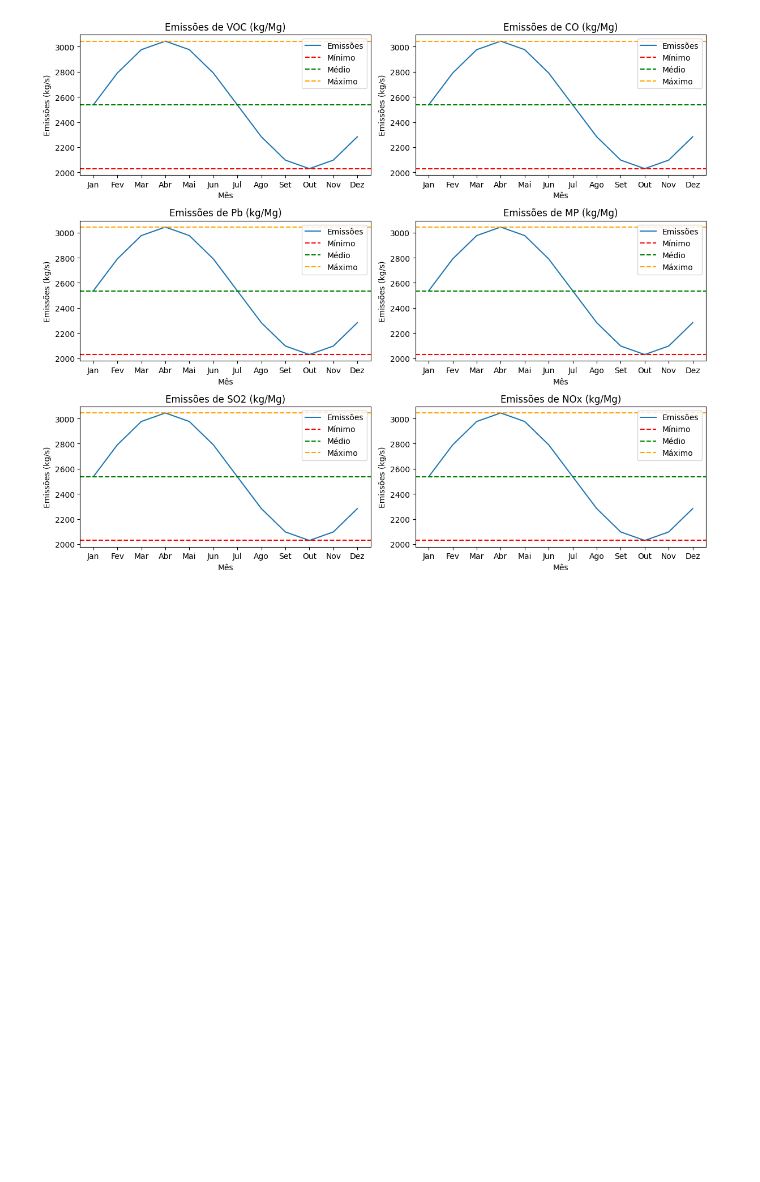
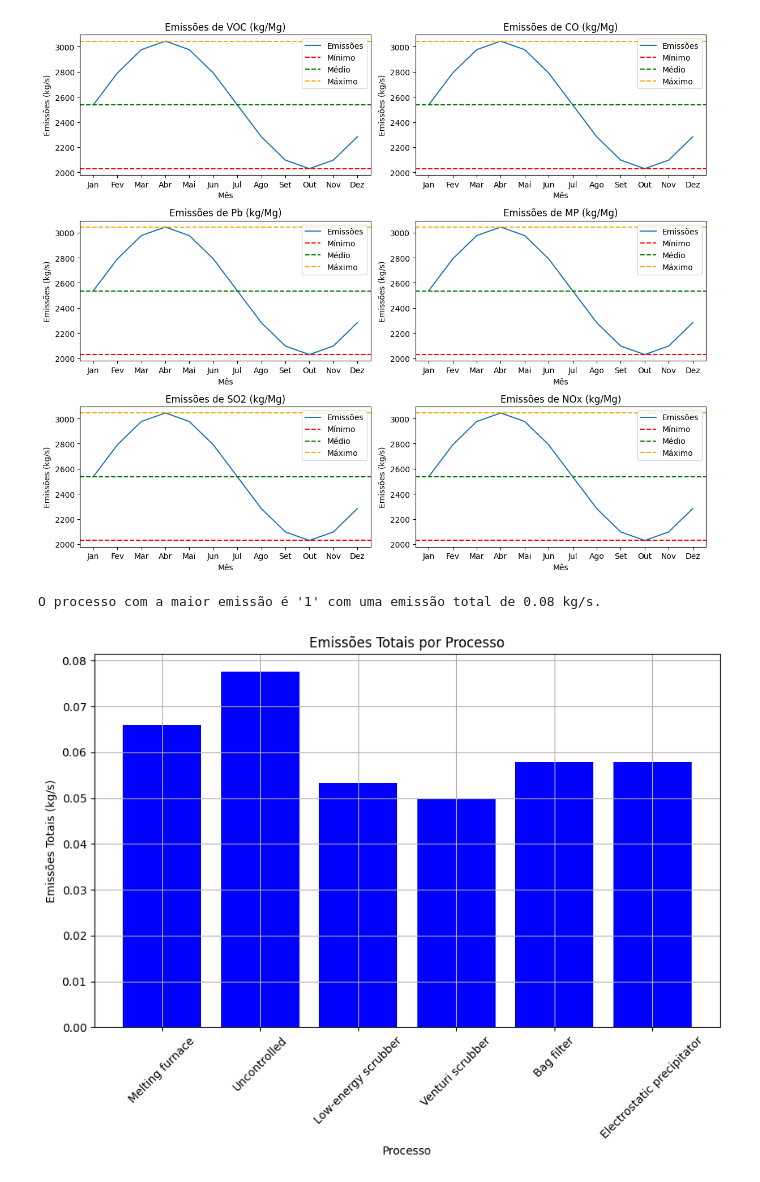
Before and after one commit to muriell-b/ENS5173_01, a Jupyter notebook: scripts/atividade01_parte1.ipynb, the cells around one changed output. Cells and saved outputs as stored; diff of their text form; code cells hidden in the pictures; blank space fills up the shorter version.

```diff
--- a/scripts/atividade01_parte1.ipynb
+++ b/scripts/atividade01_parte1.ipynb
@@ -1277,3 +1277,26 @@ plt.savefig('D:/ENS5173_01/figures/emissoes_poluentes_kg_segundo.png')
 plt.show()
 # %% [output]
 [figure]
+# %%
+# Calculando a soma das emissões para cada processo
+emissoes_por_processo = emissoes.sum(axis=1)
+
+# Encontrando o processo com a maior emissão
+processo_maior_emissao = emissoes_por_processo.idxmax()
+maior_emissao = emissoes_por_processo.max()
+
+print(f"O processo com a maior emissão é '{processo_maior_emissao}' com uma emissão total de {maior_emissao:.2f} kg/s.")
+# %% [output]
+O processo com a maior emissão é '1' com uma emissão total de 0.08 kg/s.
+# %%
+# Plotando as emissões totais por processo
+plt.figure(figsize=(10, 6))
+plt.bar(processos, emissoes_por_processo, color='blue')
+plt.title('Emissões Totais por Processo')
+plt.ylabel('Emissões Totais (kg/s)')
+plt.xlabel('Processo')
+plt.xticks(rotation=45)
+plt.grid(True)
+plt.show()
+# %% [output]
+[figure, added]
```
